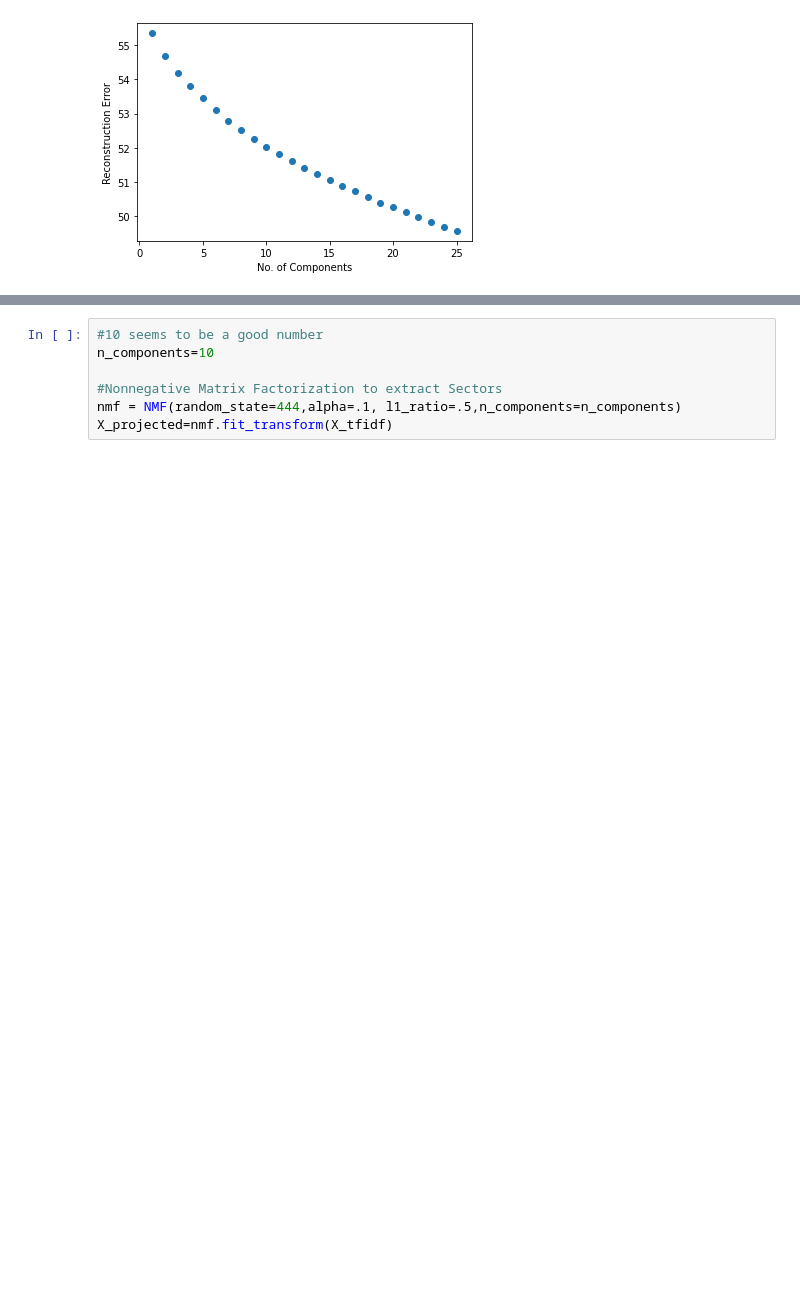
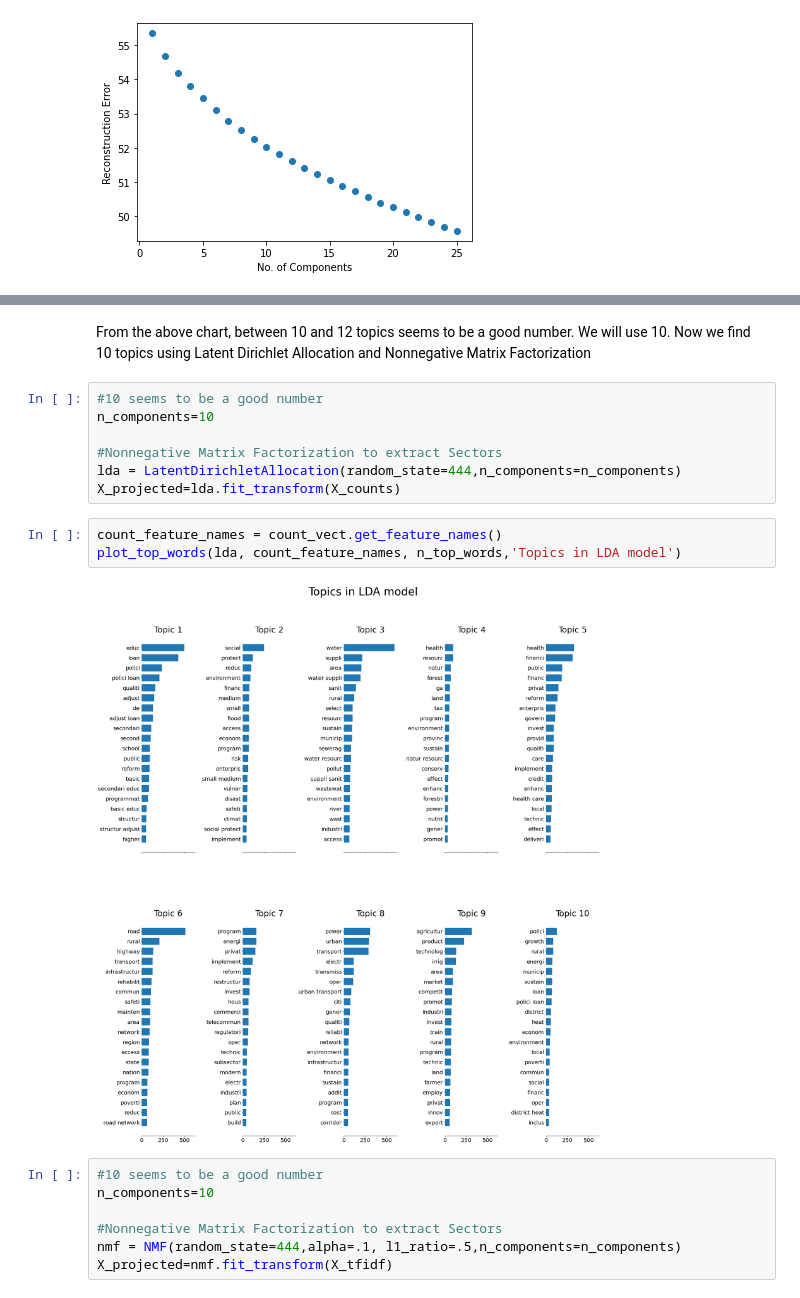
Before and after one commit to noahschoem/amethyst-erdos-may-2021, a Jupyter notebook: notebooks/Project Classifier.ipynb, the cells around one changed output, grey strips where cells are left out. Cells and saved outputs as stored; diff of their text form; blank space fills up the shorter version.

```diff
--- a/notebooks/Project Classifier.ipynb
+++ b/notebooks/Project Classifier.ipynb
@@ -127,3 +158,17 @@ Text(0, 0.5, 'Reconstruction Error')
+# %% [markdown]
+From the above chart, between 10 and 12 topics seems to be a good number. We will use 10. Now we find 10 topics using Latent Dirichlet Allocation and Nonnegative Matrix Factorization
+# %%
+#10 seems to be a good number
+n_components=10
+
+#Nonnegative Matrix Factorization to extract Sectors
+lda = LatentDirichletAllocation(random_state=444,n_components=n_components)
+X_projected=lda.fit_transform(X_counts)
+# %%
+count_feature_names = count_vect.get_feature_names()
+plot_top_words(lda, count_feature_names, n_top_words,'Topics in LDA model')
+# %% [output]
+[figure, added]
 # %%
 #10 seems to be a good number
 n_components=10
```
Also changed, not shown: parts of 18 cells of this notebook, 3 other files.
